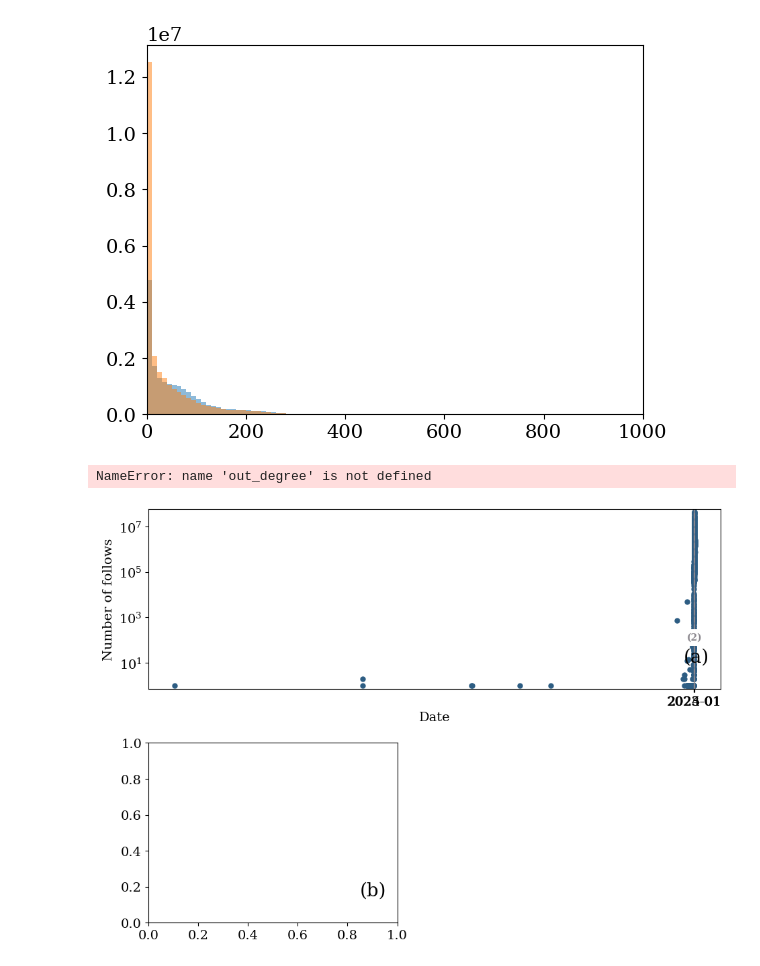
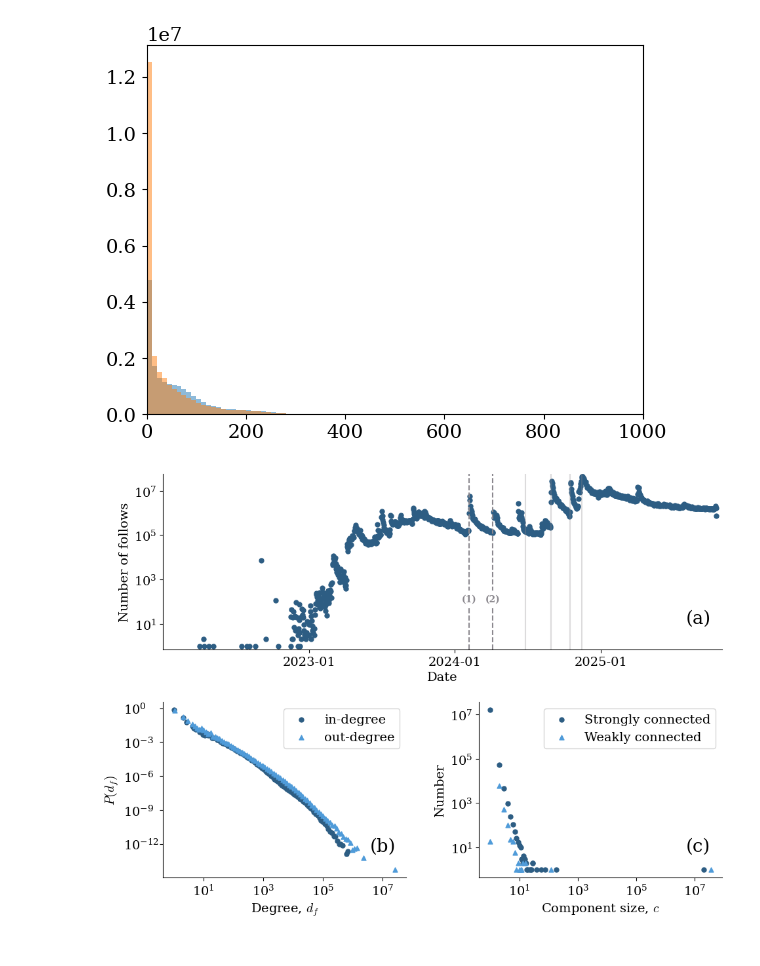
Before and after one commit to nwlandry/a-blue-start, a Jupyter notebook: plot_network_stats.ipynb, the cells around one changed output. Saved outputs shown, nothing was run; the diff lists cells and outputs as text; code cells hidden in the pictures.

```diff
--- a/plot_network_stats.ipynb
+++ b/plot_network_stats.ipynb
@@ -14,7 +14,7 @@ fs.set_fonts()
 colors = ["#2d5d83", "#4f9bd9", "#077187", "#3dfaff", "#8b888e"]
 # %%
 data = pl.read_csv(
-    "data/follows_volume.csv", has_header=False, new_columns=["date", "volume"]
+    "data/follows_volume.csv.gz", has_header=False, new_columns=["date", "volume"]
 )
 follow_dates = np.array([datetime.fromisoformat(d) for d in data["date"]])
 volume = data["volume"].to_numpy()
@@ -39,7 +39,7 @@ There are 1 follow events with an incorrect time stamp, or 0.0%
 The largest strongly connected component has 20495220 users.
 The largest weakly connected component has 36433172 users.
 # %%
-in_degree = np.loadtxt("data/follows_in-degree.csv.gz", dtype=int)
+in_degree = np.loadtxt("data/follows_in_degree.csv.gz", dtype=int)
 print(f"There are {39650447 - len(in_degree)} accounts which have no followers.")
 print(f"Min in-degree is ", in_degree.min())
 print(f"Max in-degree is ", in_degree.max())
@@ -50,7 +50,7 @@ Min in-degree is  1
 Max in-degree is  28062787
 Mean in-degree is  105.79803765556896
 # %%
-out_degree = np.loadtxt("data/follows_out-degree.csv.gz", dtype=int)
+out_degree = np.loadtxt("data/follows_out_degree.csv.gz", dtype=int)
 print(f"There are {39650447 - len(out_degree)} accounts which don't follow anyone.")
 print(f"Min out-degree is ", out_degree.min())
 print(f"Max out-degree is ", out_degree.max())
@@ -139,6 +139,7 @@ ax1.set_xticks(
 ax1.set_xlabel("Date")
 ax1.set_ylabel("Number of follows")
 ax1.set_ylim([ymin, ymax])
+ax1.set_xlim([datetime(2022, 1, 1, 0, 0), datetime(2025, 11, 1, 0, 0)])
 
 
 gs2 = GridSpecFromSubplotSpec(1, 2, gs[1], wspace=0.3)
@@ -183,32 +184,31 @@ for label in yticks:
     label.set_horizontalalignment("left")
 
 ax21.set_xlabel(r"Degree, $d_f$")
 ax21.set_ylabel(r"$P(d_f)$")
 ax21.legend()
 
 
 ax22 = fig.add_subplot(gs2[1])
 ax22.text(0.85, 0.15, "(c)", fontsize=20, transform=ax22.transAxes)
 
 ax22.scatter(
     scc_sizes,
     scc_numbers,
     marker="o",
     s=25,
     color=colors[0],
     label="Strongly connected",
 )
 ax22.scatter(
     wcc_sizes, wcc_numbers, marker="^", s=25, color=colors[1], label="Weakly connected"
 )
 ax22.set_xscale("log")
 ax22.set_yscale("log")
 ax22.legend()
 sns.despine()
 ax22.set_xlabel(r"Component size, $c$")
 ax22.set_ylabel("Number")
 
 plt.savefig("figures/following_network_stats.pdf", dpi=1000)
 # %% [output]
-NameError: name 'out_degree' is not defined
-[figure, old version]
+[figure, new version]
```
Also changed, not shown: 15 other files.
